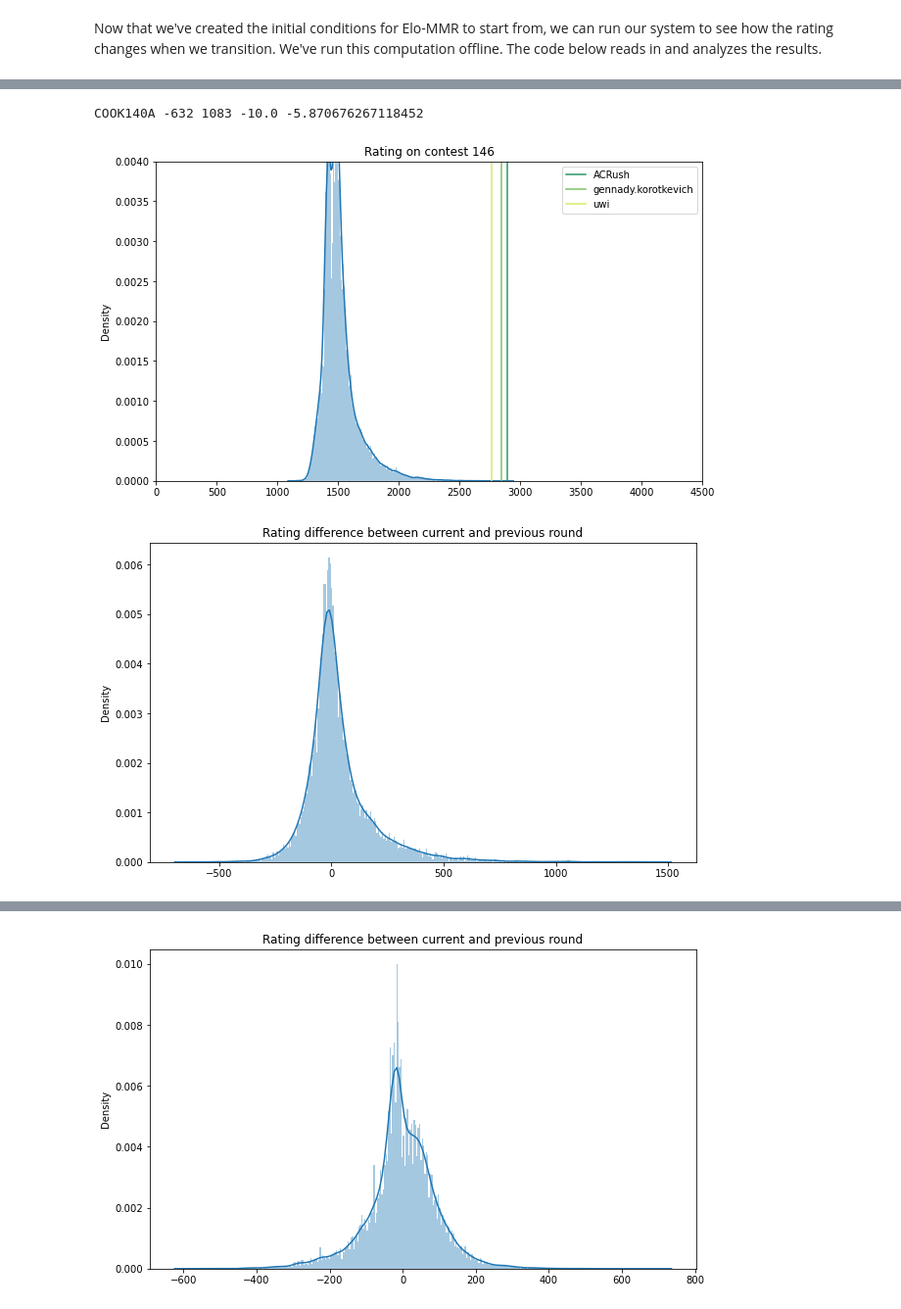
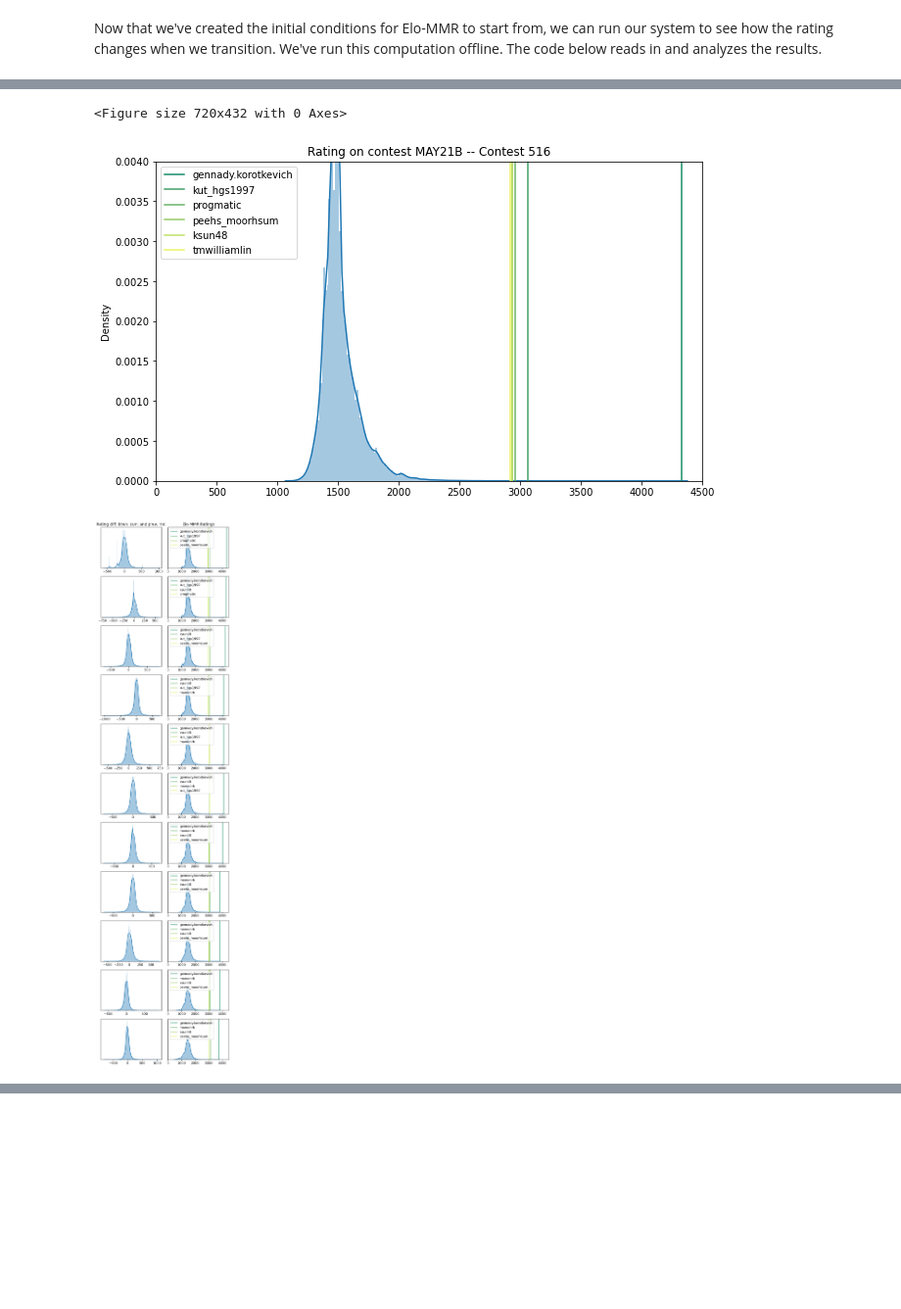
Before and after one commit to EbTech/Elo-MMR, a Jupyter notebook: scripts/notebooks/codechef-experiments.ipynb, the cells around one changed output, grey strips where cells are left out. Shown at 98% size. Cells and saved outputs as stored; diff of their text form; code cells hidden in the pictures; blank space fills up the shorter version.

```diff
--- a/scripts/notebooks/codechef-experiments.ipynb
+++ b/scripts/notebooks/codechef-experiments.ipynb
@@ -364,26 +532,23 @@ ts = time.mktime(datetime.datetime.strptime("25/04/2022", "%d/%m/%Y").timetuple(
 sid = 0
 for i, contest in enumerate(checkpoint_contests):
     if name_to_time[contest] > ts:
-        sid = i-1
+        sid = i
+        print('Cutoff contest:', contest)
         break
 
-# Augment codechef rating with number of contests
-print('Cutoff contest:', id_to_name[sid])
-# This is our nearest stored checkpoint
-sid += 1
-
-contest = id_to_name[sid]
+contest = checkpoint_contests[sid]
 codechef_rank = pd.read_csv(f'{codechef_dir}/{contest}.csv')
 
 num_contest_csv = pd.read_csv(f'{elommr_dir}/{contest}_numcontests.csv')
 
 merged = pd.merge(codechef_rank, num_contest_csv)
-merged = merged.drop(merged.columns[2], axis=1)
+merged = merged.drop([merged.columns[2]], axis=1)
 merged['username'] = merged['username'].apply(lambda x: userid_map[x])
 # merged['cur_sigma'] = 350.
 merged = merged.rename(columns={'username': 'handle', 'ratings': 'cur_mu'})
 display(merged)
 
+contest_id = name_to_id[contest]
 # Save this as the initial condition
-merged.to_csv(f'/home/work_space/elommr-data/cc_init_condition-{contest}-{sid}.csv', index=False)
+merged.to_csv(f'/home/work_space/elommr-data/cc_init_condition-{contest}-{contest_id}.csv', index=False)
 # %% [output]
@@ -404,12 +569,15 @@ Cutoff contest: LTIME21
 # %% [markdown]
 Now that we've created the initial conditions for Elo-MMR to start from, we can run our system to see how the rating changes when we transition. We've run this computation offline. The code below reads in and analyzes the results.
 # %%
-current_rating = codechef_rank
+current_rating = pd.DataFrame(codechef_rank)
+current_rating = filter_users(current_rating)
 current_rating.sort_values(['ratings'], ascending=False, inplace=True)
+
 rate_cur = defaultdict(lambda: default_rating)
 rate_cur.update(dict(zip(current_rating.username, current_rating.ratings)))
 
-plot_distribution(current_rating, f'Rating on contest {sid}')
+plt.figure()
+plot_distribution(current_rating, f'Rating on contest {contest} -- Contest {contest_id}')
 
 # Min number of contests a user needs to do before being counted in our metrics
 min_experience_level = 3
@@ -418,12 +586,19 @@ default_rating = 1500
 # Makes the mean rating shift small for most users
 rating_shift = 0
 
-cc_to_mmr_dir = f'{root_dir}/elommr-checkpoints/start-from-146'
+fig = plt.figure(figsize=(6, 24), dpi=120)
+cnt = 1
+cc_to_mmr_dir = f'{root_dir}/elommr-checkpoints/start-from-516'
+gap_per_checkpoint = []
 for contest in tqdm(checkpoint_contests[sid+1:]):
+    if ranks['time_seconds'] >= name_to_time['START25B']:
+        default_rating = 1000
+
     next_rating = pd.read_csv(f'{cc_to_mmr_dir}/{contest}.csv')
     # Translate handle ids to actual usernames
     next_rating['username'] = next_rating.handle.apply(lambda x: user_map[x])
     next_rating['ratings'] = next_rating.cur_mu + rating_shift
+    next_rating = filter_users(next_rating)
     rate_next = defaultdict(lambda: default_rating)
     rate_next.update(dict(zip(next_rating.username, next_rating.ratings)))
 
@@ -433,13 +608,39 @@ for contest in tqdm(checkpoint_contests[sid+1:]):
     ]
     max_rating_change, min_rating_change = np.max(rating_changes), np.min(rating_changes)
     med_rating_change, mean_rating_change = np.median(rating_changes), np.mean(rating_changes)
-    print(contest, min_rating_change, max_rating_change, med_rating_change, mean_rating_change)
+    # print(contest, min_rating_change, max_rating_change, med_rating_change, mean_rating_change)
+
+    # Compute average rating gap between stationary distribution and current rating distribution
+    ntot, gap = 0, 0
+    for user in filtered_users:
+        if user in rate_next and user in rate_name_mmr:
+            gap += abs(rate_next[user] - rate_name_mmr[user])
+            ntot += 1
+    gap_per_checkpoint.append(gap / ntot)
 
     current_rating, rate_cur = next_rating, rate_next
 
-    plt.figure()
+    plt.subplot(11, 2, cnt)
     data = pd.DataFrame(data={'data': rating_changes})
     ax = sns.distplot(data, bins=350)
-    ax.set_title("Rating difference between current and previous round")
-    plot_distribution(next_rating, 'Elo-MMR Ratings')
+    ax.get_yaxis().set_visible(False)
+    if cnt == 1:
+        ax.set_title("Rating diff. btwn. curr. and prev. rnd.")
+    cnt += 1
+
+    ax = plt.subplot(11, 2, cnt)
+    if cnt == 2:
+        title = 'Elo-MMR Ratings'
+    else:
+        title = ''
+    plot_distribution(next_rating, title, ax, 4)
+    ax.get_yaxis().set_visible(False)
+    cnt += 1
+
+fig.tight_layout()
+plt.figure()
+plt.plot(list(range(11)), gap_per_checkpoint)
+plt.title('Average rating difference between current rating and convergence')
+plt.xlabel('Checkpoint #')
+plt.ylabel('Average rating gap')
 # %% [output]
@@ -456,3 +648,3 @@ LTIME105A -596 936 -3.0 -7.8580527248560035
-COOK140A -632 1083 -10.0 -5.870676267118452
+<Figure size 720x432 with 0 Axes>
-[figure, old version]
+[figure, new version]
-[figure, old version]
+[figure, new version]
@@ -460 +651,0 @@ COOK140A -632 1083 -10.0 -5.870676267118452
-[figure, removed]
```
Also changed, not shown: parts of 30 cells of this notebook, 2 other files.
